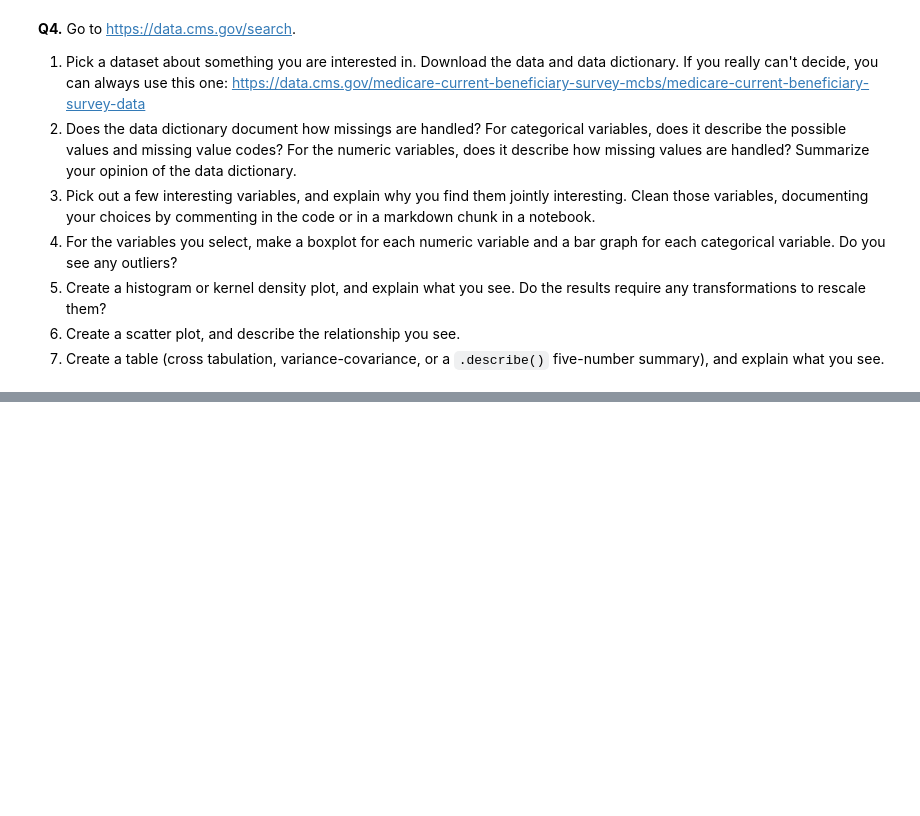
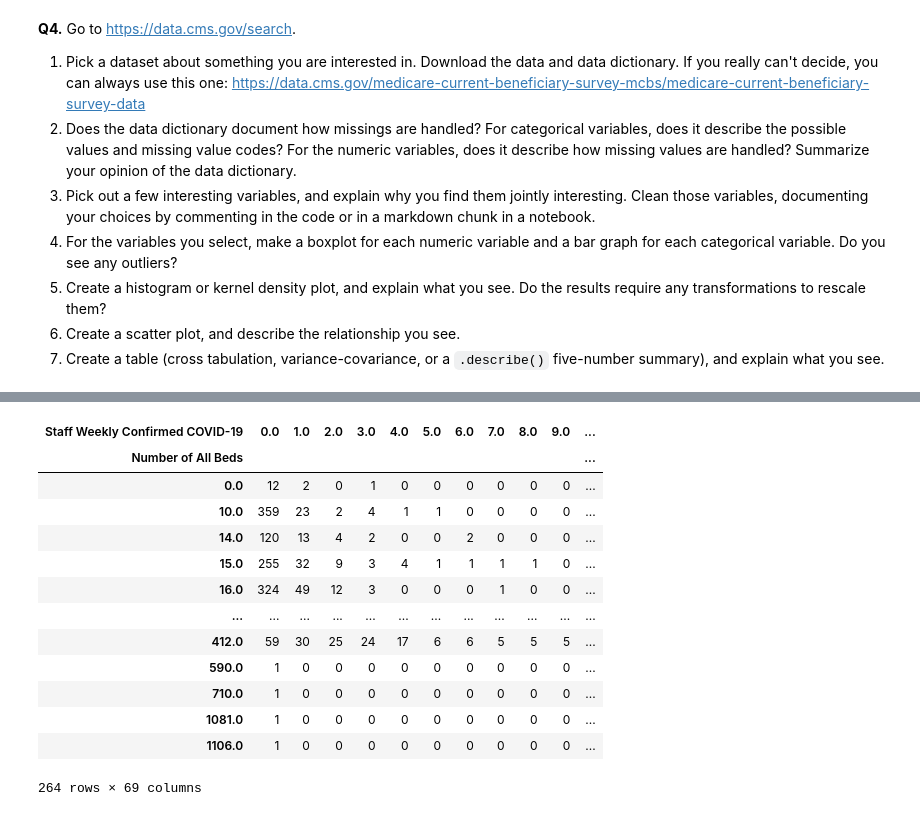
Before and after one commit to randaama/EDA, a Jupyter notebook: Copy_of_assignment.ipynb, the cells around one changed output, grey strips where cells are left out. Cells and saved outputs as stored; diff of their text form; code cells hidden in the pictures; blank space fills up the shorter version.

```diff
--- a/Copy_of_assignment.ipynb
+++ b/Copy_of_assignment.ipynb
@@ -198,3 +198,6 @@ For some context, the Federal government ultimately spent about $4.4 trillion in
 6. Create a histogram or kernel density plot, and explain what you see. Do the results require any transformations to rescale them?
 7. Create a scatter plot, and describe the relationship you see.
 8. Create a table (cross tabulation, variance-covariance, or a `.describe()` five-number summary), and explain what you see.
+# %%
+# Part 1
+df = pd.read_csv('/content/COVID-19 Nursing Home Data 02.11.2024.csv')
@@ -200,0 +247,33 @@ For some context, the Federal government ultimately spent about $4.4 trillion in
+# %%
+#For the variables you select, make a boxplot for each numeric variable
+#and a bar graph for each categorical variable. Do you see any outliers?
+
+
+
+
+#Create a histogram or kernel density plot, and explain what you see.
+#Do the results require any transformations to rescale them?
+
+
+
+#Create a scatter plot, and describe the relationship you see.
+
+
+#Create a table (cross tabulation, variance-covariance, or a .describe() five-number summary), and explain what you see.
+
+pd.crosstab(df['Number of All Beds'],df['Staff Weekly Confirmed COVID-19'])
+# %% [output]
+| Staff Weekly Confirmed COVID-19 | 0.0 | 1.0 | 2.0 | 3.0 | 4.0 | 5.0 | 6.0 | 7.0 | 8.0 | 9.0 | ... |
+| Number of All Beds |  |  |  |  |  |  |  |  |  |  | ... |
+| 0.0 | 12 | 2 | 0 | 1 | 0 | 0 | 0 | 0 | 0 | 0 | ... |
+| 10.0 | 359 | 23 | 2 | 4 | 1 | 1 | 0 | 0 | 0 | 0 | ... |
+| 14.0 | 120 | 13 | 4 | 2 | 0 | 0 | 2 | 0 | 0 | 0 | ... |
+| 15.0 | 255 | 32 | 9 | 3 | 4 | 1 | 1 | 1 | 1 | 0 | ... |
+| 16.0 | 324 | 49 | 12 | 3 | 0 | 0 | 0 | 1 | 0 | 0 | ... |
+| ... | ... | ... | ... | ... | ... | ... | ... | ... | ... | ... | ... |
+| 412.0 | 59 | 30 | 25 | 24 | 17 | 6 | 6 | 5 | 5 | 5 | ... |
+| 590.0 | 1 | 0 | 0 | 0 | 0 | 0 | 0 | 0 | 0 | 0 | ... |
+| 710.0 | 1 | 0 | 0 | 0 | 0 | 0 | 0 | 0 | 0 | 0 | ... |
+| 1081.0 | 1 | 0 | 0 | 0 | 0 | 0 | 0 | 0 | 0 | 0 | ... |
+| 1106.0 | 1 | 0 | 0 | 0 | 0 | 0 | 0 | 0 | 0 | 0 | ... |
+264 rows × 69 columns
```
Also changed, not shown: parts of 4 cells of this notebook.
